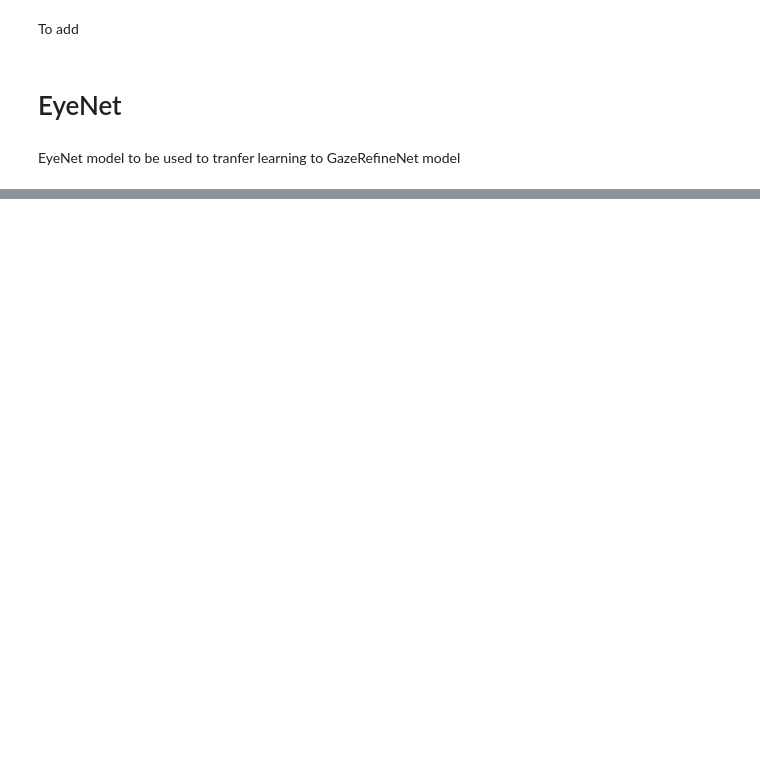
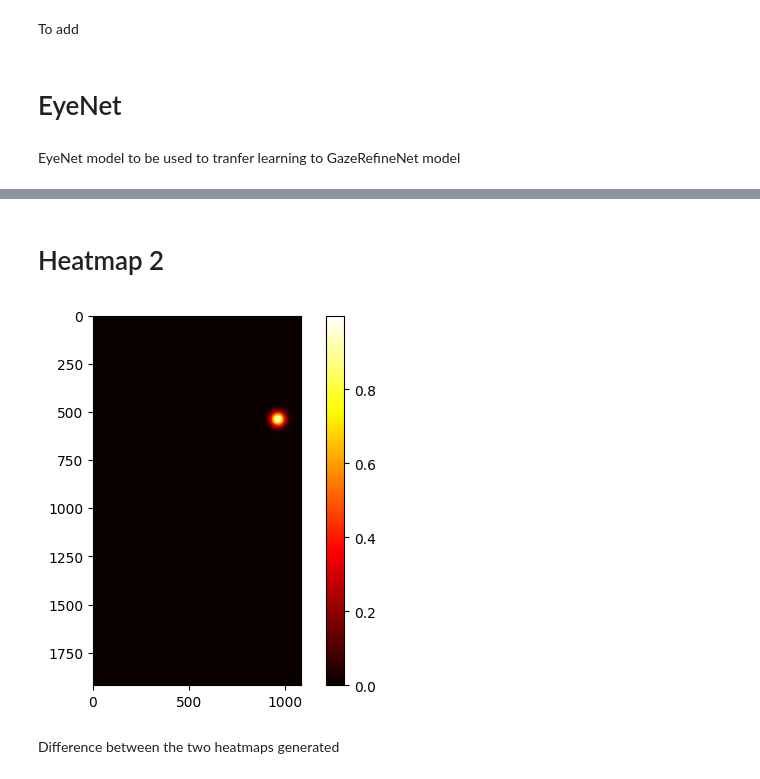
Before and after one commit to paro2708/SER517_Group35_Capstone, a Jupyter notebook: EyeNet.ipynb, the cells around one changed output, grey strips where cells are left out. Cells and saved outputs as stored; diff of their text form; code cells hidden in the pictures; blank space fills up the shorter version.

```diff
--- a/EyeNet.ipynb
+++ b/EyeNet.ipynb
@@ -148,0 +240,47 @@ Normalized Gaze Direction Magnitude(in radians): 3.6507554054260254
+# %% [markdown]
+# Heatmap 2
+# %%
+import logging
+
+import numpy as np
+
+#from core import DefaultConfig
+import matplotlib.pyplot as plt
+
+# config = DefaultConfig()
+# logger = logging.getLogger(__name__)
+
+
+def gaussian_2d(shape, centre, sigma=1.0):
+    """Generate heatmap with single 2D gaussian."""
+    xs = np.arange(0.5, shape[1] + 0.5, step=1.0, dtype=np.float32)
+    ys = np.expand_dims(np.arange(0.5, shape[0] + 0.5, step=1.0, dtype=np.float32), -1)
+    alpha = -0.5 / (sigma**2)
+    heatmap = np.exp(alpha * ((xs - centre[0])**2 + (ys - centre[1])**2))
+    return heatmap
+
+
+def onehot_from_values(v, v_min, v_max, n_bins, clipped=False):
+    if clipped:
+        v = np.clip(v, a_min=v_min+1e-6, a_max=v_max-1e-6)
+    v = ((v - (v_min+1e-6)) / (v_max - v_min))  # values in [0, 1]
+    hmap = gaussian_2d([n_bins, n_bins], v * n_bins, sigma=25)
+    hmap = hmap.flatten()
+    hmap *= 1.0 / np.sum(hmap)
+    return hmap
+
+shape = (1920, 1080)  # Size of the heatmap
+centre = (960, 540)  # Center of the Gaussian blob
+sigma = 25  # Spread of the Gaussian blob
+
+# Generate heatmap
+heatmap2 = gaussian_2d(shape, centre, sigma)
+
+# Display the heatmap
+plt.imshow(heatmap2, cmap='hot', interpolation='nearest')
+plt.colorbar()
+plt.show()
+# %% [output]
+[figure, added]
+# %% [markdown]
+Difference between the two heatmaps generated
```
Also changed, not shown: parts of 9 cells of this notebook.
